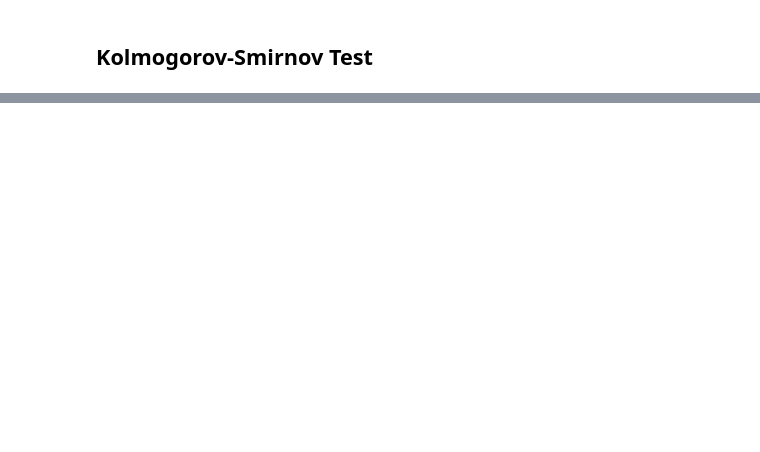
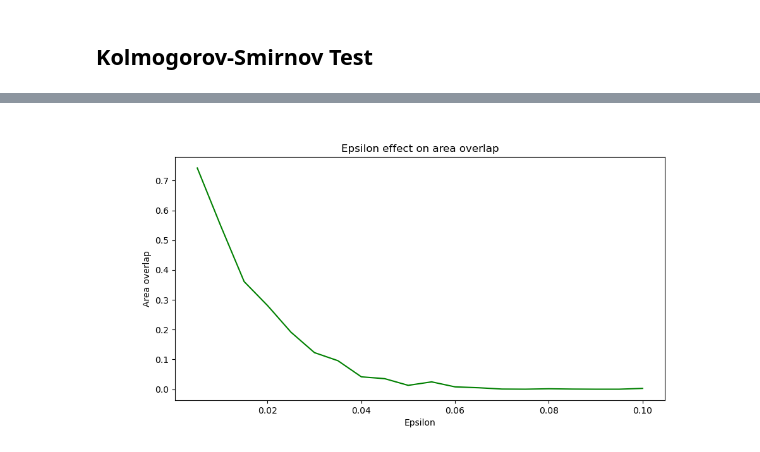
Before and after one commit to EatOreo/DifferentialPrivacyBiasExperiments, a Jupyter notebook: notebooks/3dMeans.ipynb, the cells around one changed output, grey strips where cells are left out. Saved outputs shown, nothing was run; the diff lists cells and outputs as text; code cells hidden in the pictures; blank space fills up the shorter version.

```diff
--- a/notebooks/3dMeans.ipynb
+++ b/notebooks/3dMeans.ipynb
@@ -194,0 +195,28 @@ plt.show()
+# %%
+from scipy.stats import gaussian_kde
+from scipy.integrate import trapz
+
+xs = []
+os = []
+for k in meansByEpsilon:
+    f = meansByEpsilon[k]["F"]
+    m = meansByEpsilon[k]["M"]
+    kde1 = gaussian_kde(f)
+    kde2 = gaussian_kde(m)
+    x_min = min(min(f), min(m))
+    x_max = max(max(f), max(m))
+    x = np.linspace(x_min, x_max, 1000)
+    y1 = kde1(x)
+    y2 = kde2(x)
+    overlap = trapz(np.minimum(y1, y2), x)
+    xs.append(k)
+    os.append(overlap)
+# %%
+fig, ax = plt.subplots()
+plt.plot(xs, os, color="g")
+plt.xlabel('Epsilon')
+plt.ylabel('Area overlap')
+plt.title('Epsilon effect on area overlap')
+plt.show()
+# %% [output]
+[figure, added]
```
Also changed, not shown: parts of 4 cells of this notebook, 3 other files.
